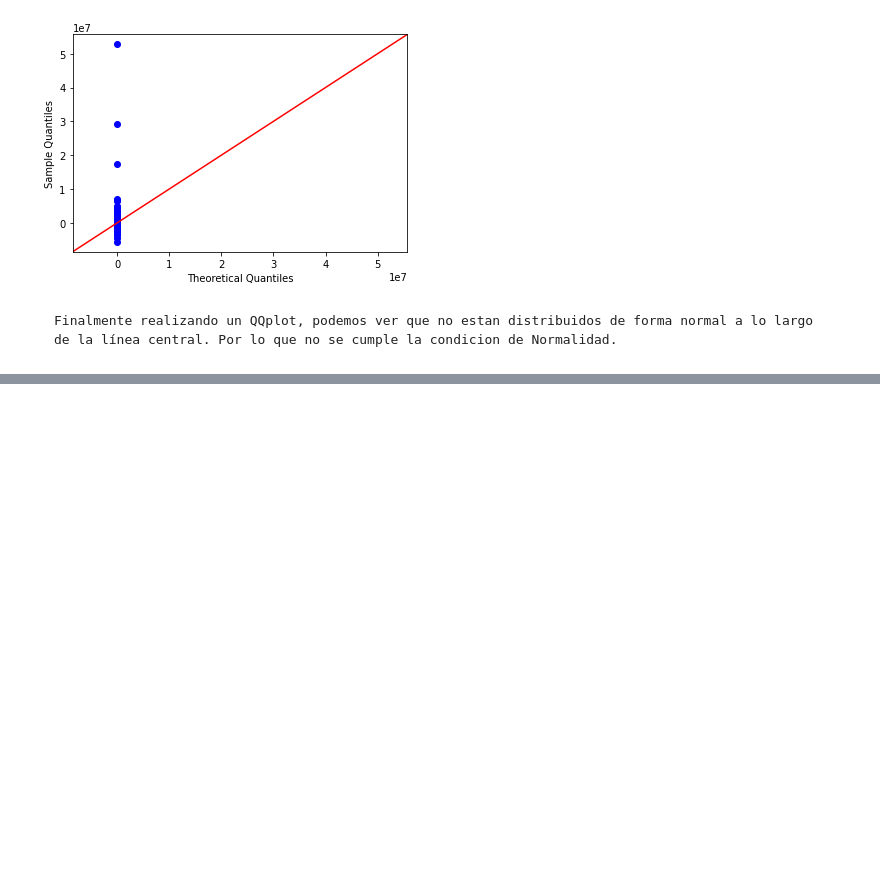
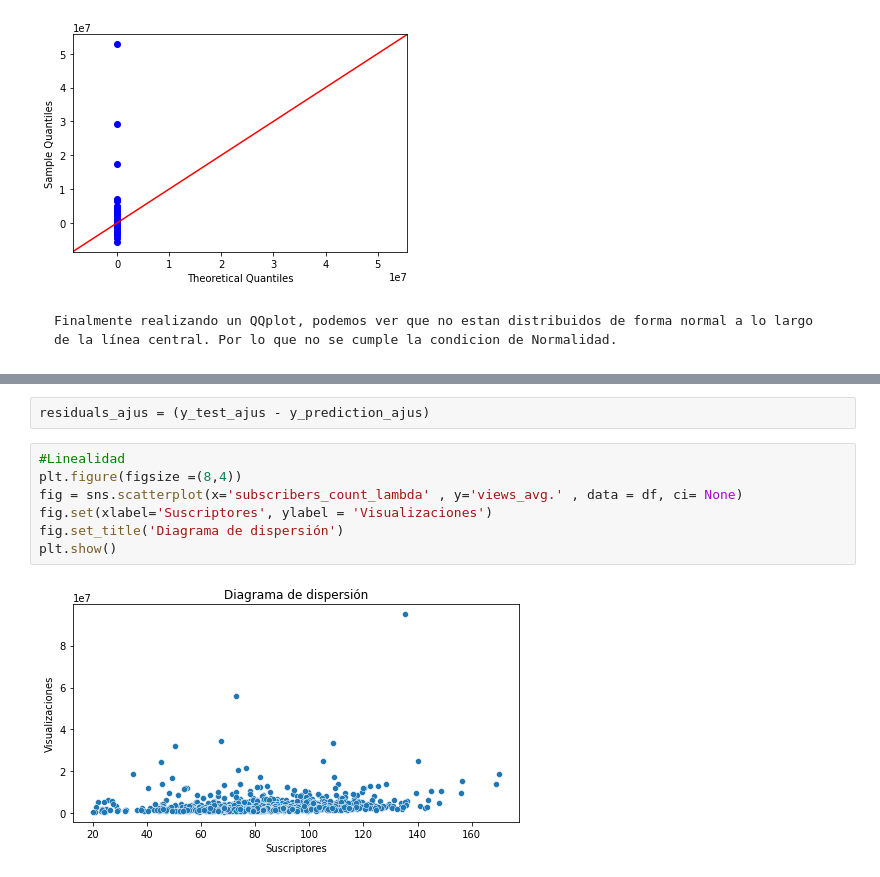
Before and after one commit to Adalab/Adalab-DA-promo-A-module-3-pairprog-3-pair-4-Alicia-Lidia, a Jupyter notebook: Regresión/Regresión 2/Pair_regresión _2.ipynb, the cells around one changed output, grey strips where cells are left out. Saved outputs shown, nothing was run; the diff lists cells and outputs as text; blank space fills up the shorter version.

```diff
--- a/Regresión/Regresión 2/Pair_regresión _2.ipynb
+++ b/Regresión/Regresión 2/Pair_regresión _2.ipynb
@@ -130,0 +161,11 @@ py.show()
+# %%
+residuals_ajus = (y_test_ajus - y_prediction_ajus)
+# %%
+#Linealidad
+plt.figure(figsize =(8,4))
+fig = sns.scatterplot(x='subscribers_count_lambda' , y='views_avg.' , data = df, ci= None)
+fig.set(xlabel='Suscriptores', ylabel = 'Visualizaciones')
+fig.set_title('Diagrama de dispersión')
+plt.show()
+# %% [output]
+[figure, added]
```
Also changed, not shown: parts of 12 cells of this notebook.
